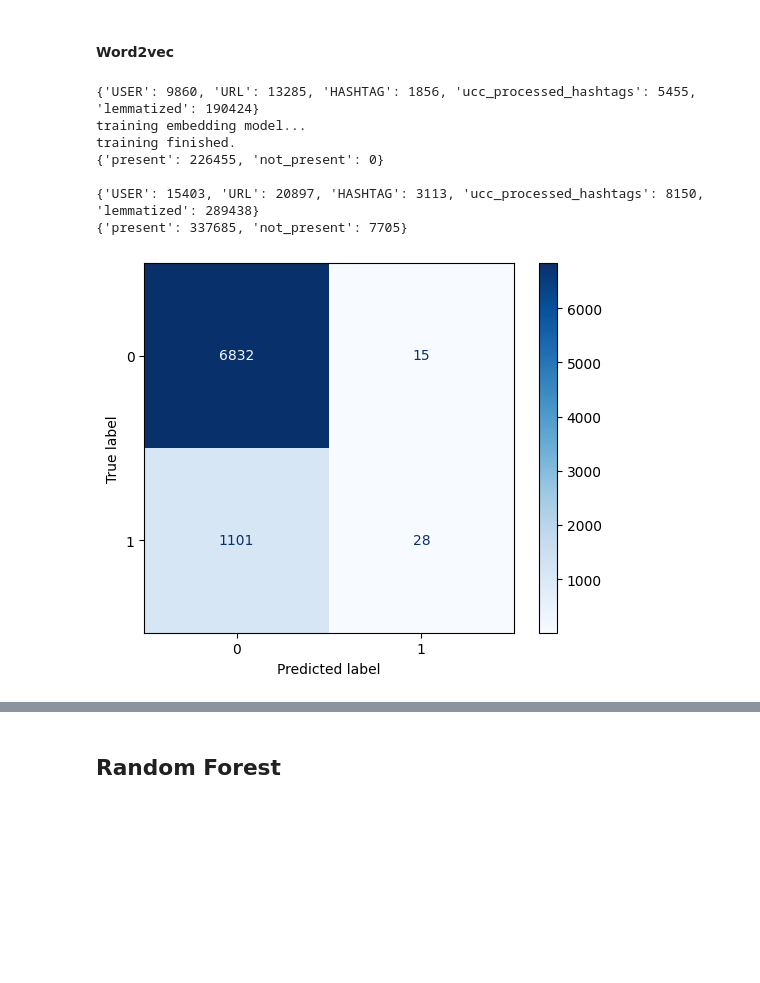
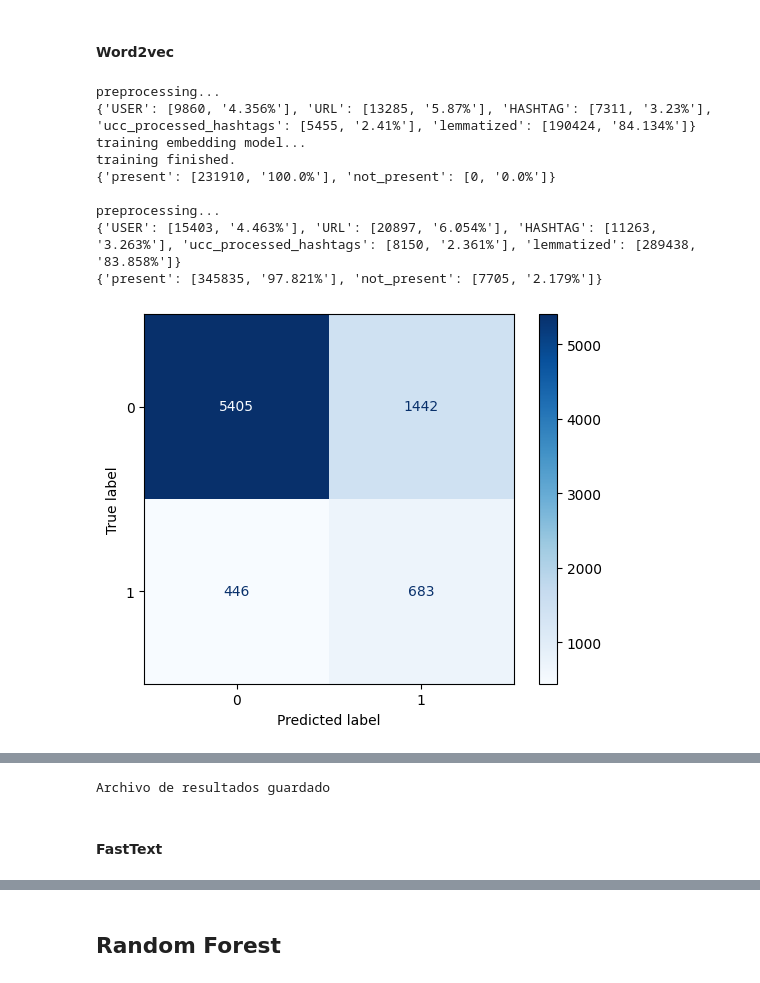
Before and after one commit to galopianciola/check-worthiness-project, a Jupyter notebook: main.ipynb, the cells around one changed output, grey strips where cells are left out. Drawn from its saved outputs; the diff is of its cells as text; code cells hidden in the pictures; blank space fills up the shorter version.

Commit message:
all models, gpt the last one

```diff
--- a/main.ipynb
+++ b/main.ipynb
@@ -513,8 +2074,26 @@ def run_metrics(y_true, y_pred, classes):
     return metrics_results
 # %% [markdown]
 ## Generic baseline
-# %%
-from collections import OrderedDict
-
-final_results = OrderedDict()
-final_results = {}
+# %%
+import os
+import json
+
+RESULTS_FILENAME = "data/final_results.json"
+def load_create_or_save_results(final_results:dict=None):
+    if final_results:  # si vino uno, lo guardo
+        with open(RESULTS_FILENAME, 'w') as file:
+            json.dump(final_results, file, indent=4)
+        print('\nArchivo de resultados guardado')
+        return None
+
+    if os.path.exists(RESULTS_FILENAME):  # if exists, load
+        with open(RESULTS_FILENAME, 'r') as file:
+            results = json.load(file)
+        print('\nArchivo de resultados cargado')
+    else:  # if not exists, create
+        results = {}
+        print('Diccionario de resultados creado')
+
+    return results
+# %%
+final_results = load_create_or_save_results()
@@ -524,22 +2127,24 @@ import matplotlib.pyplot as plt
 # %%
 def run_baseline(pipeline, data_fpath, test_fpath, results_fpath, model_name):
     '''Works for every pipeline (or classifier) received by parameter.'''
-    train_df = pd.read_csv(data_fpath)
-    test_df = pd.read_csv(test_fpath)
+    train_df = pd.read_csv(data_fpath, index_col='tweet_id')
+    test_df = pd.read_csv(test_fpath, index_col='tweet_id')
 
     pipeline.fit(train_df['tweet_text'], train_df['class_label'])
 
     with open(results_fpath, "w") as results_file:
-        if model_name == 'ngram_w2v':  # agrego para word2vec
-            pipeline.named_steps['generate_embeddings'].fit(test_df['tweet_text'])
+        original_index = test_df.index
         predicted = pipeline.predict(test_df['tweet_text'])
+        predicted = pd.Series(predicted, index=original_index)
+
         results_file.write("tweet_id\tclass_label\trun_id\n")
 
         for i, line in test_df.iterrows():
             label = predicted[i]
-            results_file.write("{}\t{}\t{}\n".format(line["tweet_id"], label, model_name))
+            results_file.write("{}\t{}\t{}\n".format(i, label, model_name))
 
     final_results[model_name] = run_metrics(test_df['class_label'], predicted, pipeline.classes_)
+    load_create_or_save_results(final_results)
 # %% [markdown]
 ## Random
 # %%
@@ -754,30 +2654,32 @@ from sklearn.preprocessing import MinMaxScaler
 # %%
 # agrego MinMaxScaler antes de clf para escalar al rango [0, 1]
 # y evitar los negativos
 
 pipeline = Pipeline([
     ('preprocessing', PreprocessingTransformer()),
     ('word2vec', Word2VecTransformer()),
     ('scaler', MinMaxScaler()),
-    ('clf', MultinomialNB())
+    ('clf', GaussianNB())
 ])
 
 
 run_baseline(
     pipeline=pipeline,
     data_fpath='data/train.csv',
     test_fpath='data/test.csv',
     results_fpath='data/results_bayes_w2vec.csv',
     model_name='bayes_w2vec'
 )
 # %% [output]
-{'USER': 9860, 'URL': 13285, 'HASHTAG': 1856, 'ucc_processed_hashtags': 5455, 'lemmatized': 190424}
+preprocessing...
+{'USER': [9860, '4.356%'], 'URL': [13285, '5.87%'], 'HASHTAG': [7311, '3.23%'], 'ucc_processed_hashtags': [5455, '2.41%'], 'lemmatized': [190424, '84.134%']}
 training embedding model...
 training finished.
-{'present': 226455, 'not_present': 0}
+{'present': [231910, '100.0%'], 'not_present': [0, '0.0%']}
 
-{'USER': 15403, 'URL': 20897, 'HASHTAG': 3113, 'ucc_processed_hashtags': 8150, 'lemmatized': 289438}
-{'present': 337685, 'not_present': 7705}
+preprocessing...
+{'USER': [15403, '4.463%'], 'URL': [20897, '6.054%'], 'HASHTAG': [11263, '3.263%'], 'ucc_processed_hashtags': [8150, '2.361%'], 'lemmatized': [289438, '83.858%']}
+{'present': [345835, '97.821%'], 'not_present': [7705, '2.179%']}
-[figure, old version]
+[figure, new version]
 precision|precision_weighted|recall|recall_weighted|f1|f1_weighted|accuracy|balanced_accuracy|mcc [-1,1]
 ---|---|---|---|---|---|---|---|---
@@ -784,0 +2687,3 @@ precision|precision_weighted|recall|recall_weighted|f1|f1_weighted|accuracy|bala
+Archivo de resultados guardado
+# %% [markdown]
+#### FastText
```
Also changed, not shown: parts of 184 cells of this notebook, 1 other file.
